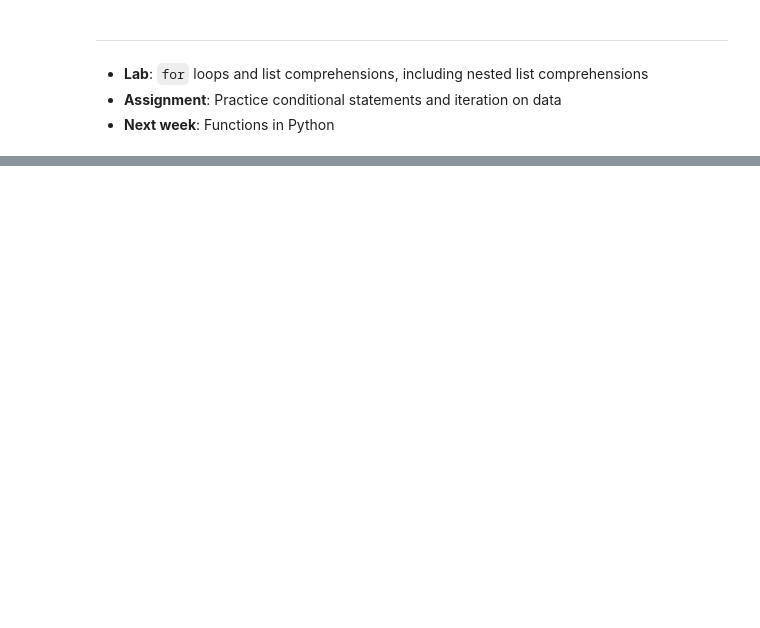
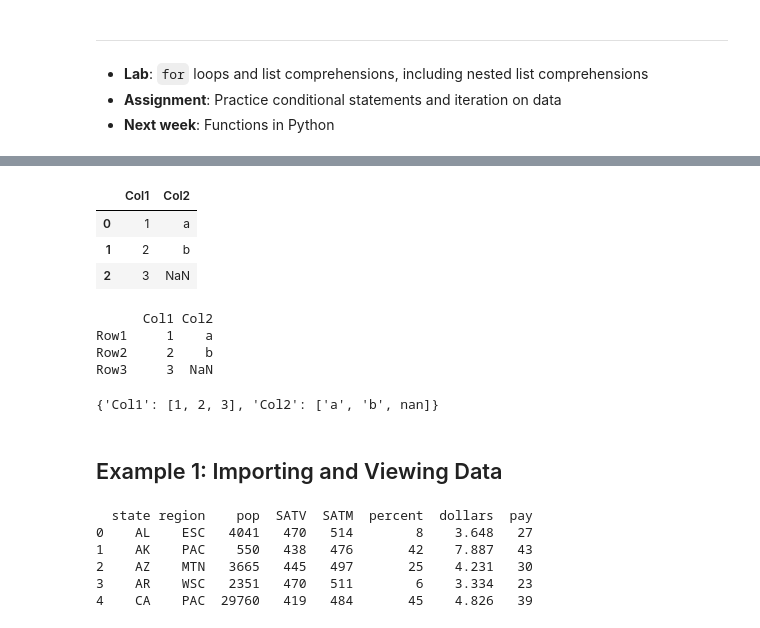
Before and after one commit to lse-my470/lectures, a Jupyter notebook: wk3/MY470_wk3_lecture.ipynb, the cells around one changed output, grey strips where cells are left out. Drawn from its saved outputs; the diff is of its cells as text; code cells hidden in the pictures; blank space fills up the shorter version.

```diff
--- a/wk3/MY470_wk3_lecture.ipynb
+++ b/wk3/MY470_wk3_lecture.ipynb
@@ -440,0 +490,36 @@ num_guess = 5
+# %%
+# Create DataFrame from dictionary
+d = {'Col1': [1, 2, 3], 'Col2': ['a', 'b', np.nan]}
+df1 = pd.DataFrame(data=d)
+df1
+# %% [output]
+|  | Col1 | Col2 |
+| 0 | 1 | a |
+| 1 | 2 | b |
+| 2 | 3 | NaN |
+# %%
+# Create DataFrame from list or array
+df2 = pd.DataFrame(data = [[1, 'a'], [2, 'b'], [3, np.nan]],
+                  index = ['Row1', 'Row2', 'Row3'], columns = ['Col1', 'Col2'])
+print(df2)
+d
+# %% [output]
+      Col1 Col2
+Row1     1    a
+Row2     2    b
+Row3     3  NaN
+{'Col1': [1, 2, 3], 'Col2': ['a', 'b', nan]}
+# %% [markdown]
+## Example 1: Importing and Viewing Data
+# %%
+# Data source: https://vincentarelbundock.github.io/Rdatasets/doc/carData/States.html
+
+df3 = pd.read_csv('States.csv')
+print(df3.head())
+# %% [output]
+  state region    pop  SATV  SATM  percent  dollars  pay
+0    AL    ESC   4041   470   514        8    3.648   27
+1    AK    PAC    550   438   476       42    7.887   43
+2    AZ    MTN   3665   445   497       25    4.231   30
+3    AR    WSC   2351   470   511        6    3.334   23
+4    CA    PAC  29760   419   484       45    4.826   39
```
Also changed, not shown: parts of 29 cells of this notebook, 7 other files.
